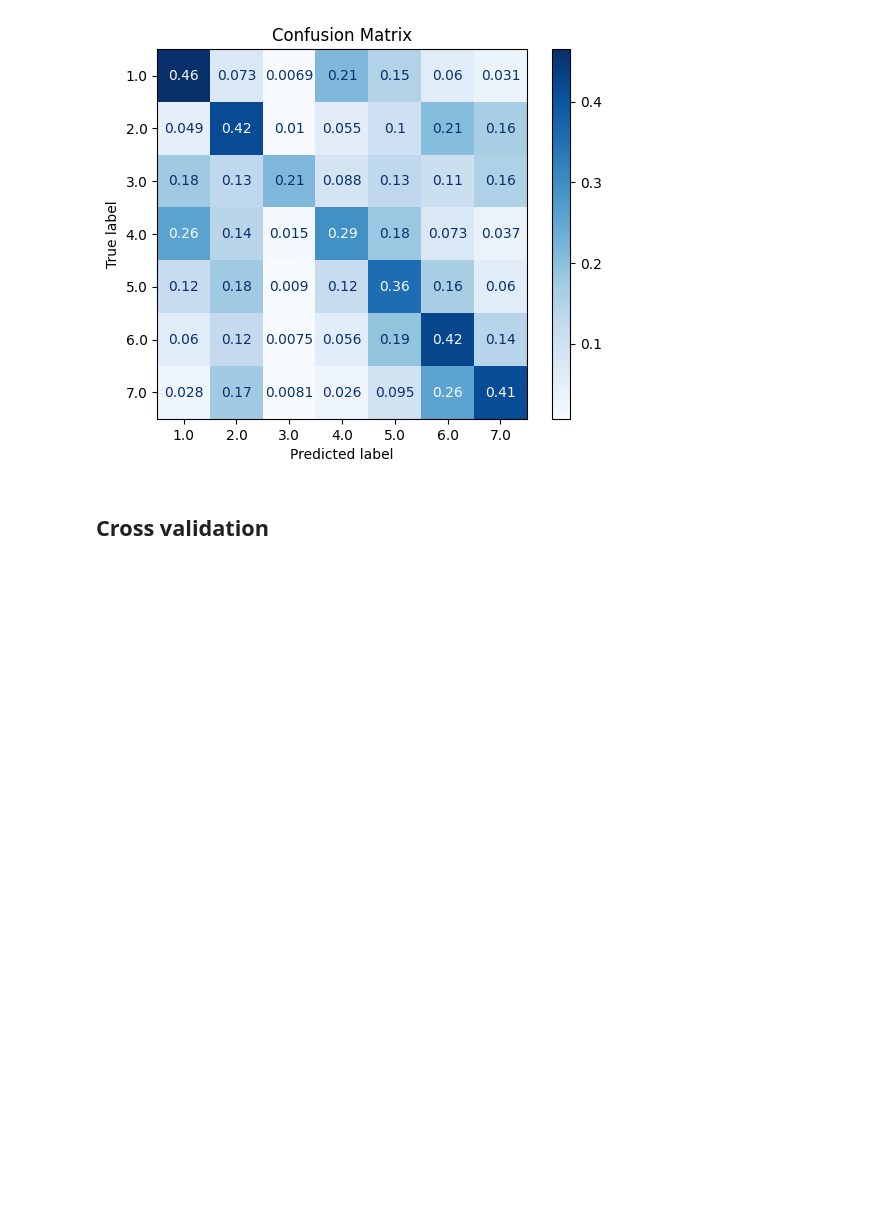
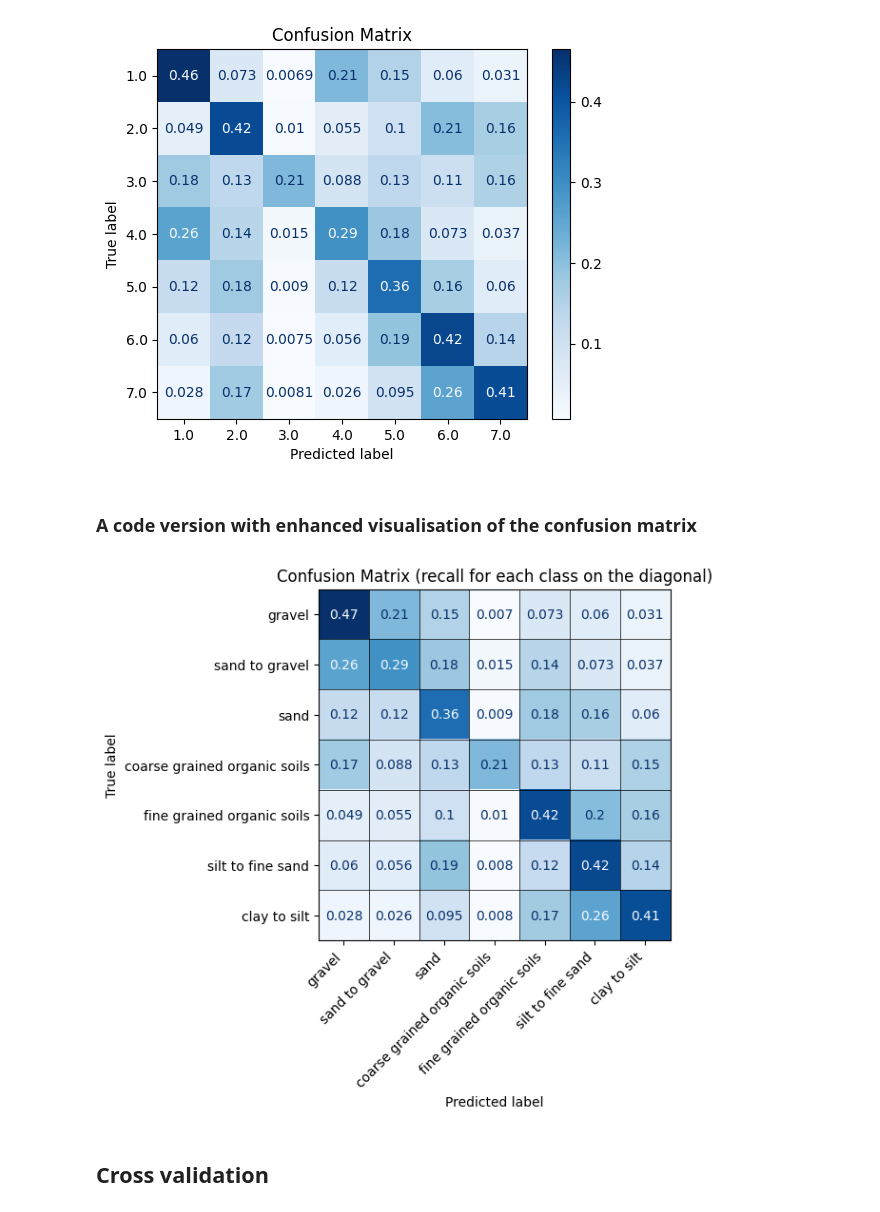
Before and after one commit to sompongjkr/CPT-to-soiltype, a Jupyter notebook: notebooks/training_evaluation.ipynb, the cells around one changed output. Drawn from its saved outputs; the diff is of its cells as text; code cells hidden in the pictures; blank space fills up the shorter version.

```diff
--- a/notebooks/training_evaluation.ipynb
+++ b/notebooks/training_evaluation.ipynb
@@ -455,6 +455,72 @@ plt.title("Confusion Matrix")
 plt.show()
 # %% [output]
 [figure]
+# %% [markdown]
+### A code version with enhanced visualisation of the confusion matrix
+# %%
+# optional function to make the CM prettier.
+def add_black_grid_lines(ax):
+    """
+    Adds black grid lines around each square in the confusion matrix.
+
+    Parameters:
+    ax (matplotlib.axes._axes.Axes): The axes object of the plot.
+    """
+    for _, spine in ax.spines.items():
+        spine.set_visible(True)
+        spine.set_edgecolor('black')
+    ax.grid(which='minor', color='black', linestyle='-', linewidth=0.5)
+    ax.set_xticks(np.arange(conf_matrix.shape[1]) + 0.5, minor=True)
+    ax.set_yticks(np.arange(conf_matrix.shape[0]) + 0.5, minor=True)
+    ax.tick_params(which="minor", size=0)
+# %%
+from sklearn.metrics import confusion_matrix
+import matplotlib.pyplot as plt
+from sklearn.metrics import ConfusionMatrixDisplay
+import numpy as np
+
+# Mapping table of class names with updated ordering
+# The table is reordered to better match the physical properties of the soils
+soil_classification = {
+    1: "gravel",
+    4: "sand to gravel",
+    5: "sand",
+    3: "coarse grained organic soils",
+    2: "fine grained organic soils",
+    6: "silt to fine sand",
+    7: "clay to silt"
+}
+
+# Update the labels using the mapping table with map function
+class_labels = list(soil_classification.values())
+
+# Generate the confusion matrix with labels in the desired order
+class_label_numbers = list(soil_classification.keys())
+conf_matrix = confusion_matrix(y_test, y_pred_final, labels=class_label_numbers, normalize='true')
+
+# Round the values in the confusion matrix to a maximum of 3 digits behind the comma
+conf_matrix = np.round(conf_matrix, 3)
+
+# Visualise the confusion matrix with an optional thin black line around each square
+fig, ax = plt.subplots()
+disp = ConfusionMatrixDisplay(confusion_matrix=conf_matrix, display_labels=class_labels)
+disp.plot(cmap="Blues", ax=ax, colorbar=False)
+
+# Toggle black grid lines on or off
+add_black_lines = True
+if add_black_lines:
+    add_black_grid_lines(ax)
+
+# Ensure labels align correctly with ticks
+ax.set_xticks(np.arange(len(class_labels)))
+ax.set_xticklabels(class_labels, rotation=45, ha='right')
+ax.set_yticks(np.arange(len(class_labels)))
+ax.set_yticklabels(class_labels)
+
+plt.title("Confusion Matrix (recall for each class on the diagonal)")
+plt.show()
+# %% [output]
+[figure, added]
 # %% [markdown]
 ## Cross validation
 # %% [markdown]
```
Also changed, not shown: parts of 2 cells of this notebook.
